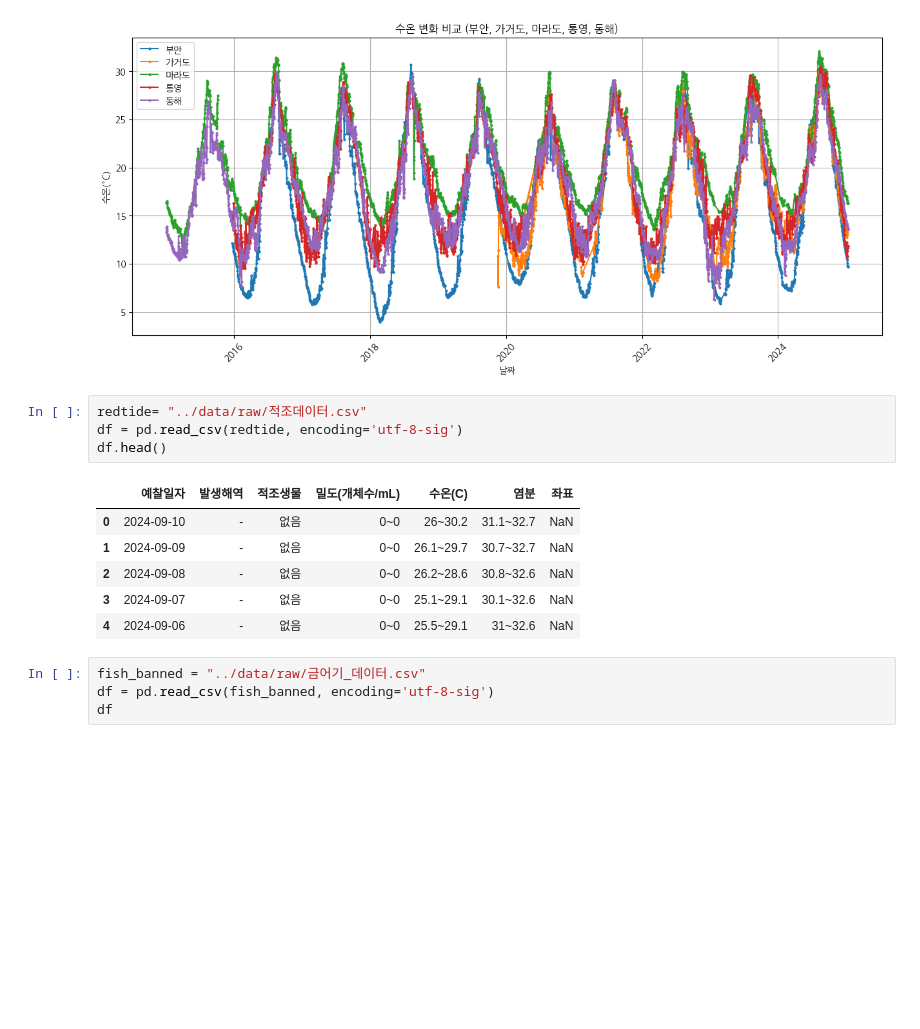
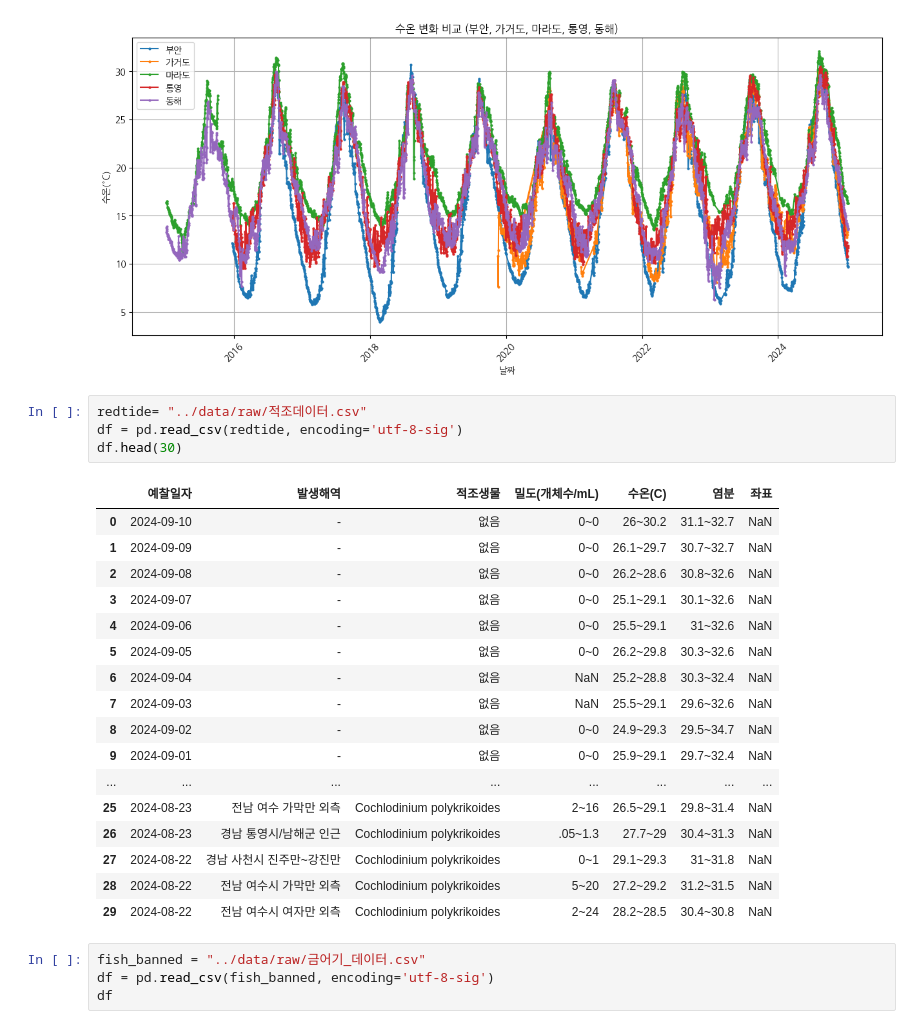
Before and after one commit to vhf1030/Pisces, a Jupyter notebook: notebooks/기상데이터분류.ipynb, the cells around one changed output. Saved outputs shown, nothing was run; the diff lists cells and outputs as text; blank space fills up the shorter version.

```diff
--- a/notebooks/기상데이터분류.ipynb
+++ b/notebooks/기상데이터분류.ipynb
@@ -142,14 +142,25 @@ plt.show()
 # %%
 redtide= "../data/raw/적조데이터.csv"
 df = pd.read_csv(redtide, encoding='utf-8-sig')
-df.head()
+df.head(30)
 # %% [output]
 |  | 예찰일자 | 발생해역 | 적조생물 | 밀도(개체수/mL) | 수온(C) | 염분 | 좌표 |
 | 0 | 2024-09-10 | - | 없음 | 0~0 | 26~30.2 | 31.1~32.7 | NaN |
 | 1 | 2024-09-09 | - | 없음 | 0~0 | 26.1~29.7 | 30.7~32.7 | NaN |
 | 2 | 2024-09-08 | - | 없음 | 0~0 | 26.2~28.6 | 30.8~32.6 | NaN |
 | 3 | 2024-09-07 | - | 없음 | 0~0 | 25.1~29.1 | 30.1~32.6 | NaN |
 | 4 | 2024-09-06 | - | 없음 | 0~0 | 25.5~29.1 | 31~32.6 | NaN |
+| 5 | 2024-09-05 | - | 없음 | 0~0 | 26.2~29.8 | 30.3~32.6 | NaN |
+| 6 | 2024-09-04 | - | 없음 | NaN | 25.2~28.8 | 30.3~32.4 | NaN |
+| 7 | 2024-09-03 | - | 없음 | NaN | 25.5~29.1 | 29.6~32.6 | NaN |
+| 8 | 2024-09-02 | - | 없음 | 0~0 | 24.9~29.3 | 29.5~34.7 | NaN |
+| 9 | 2024-09-01 | - | 없음 | 0~0 | 25.9~29.1 | 29.7~32.4 | NaN |
+| ... | ... | ... | ... | ... | ... | ... | ... |
+| 25 | 2024-08-23 | 전남 여수 가막만 외측 | Cochlodinium polykrikoides | 2~16 | 26.5~29.1 | 29.8~31.4 | NaN |
+| 26 | 2024-08-23 | 경남 통영시/남해군 인근 | Cochlodinium polykrikoides | .05~1.3 | 27.7~29 | 30.4~31.3 | NaN |
+| 27 | 2024-08-22 | 경남 사천시 진주만~강진만 | Cochlodinium polykrikoides | 0~1 | 29.1~29.3 | 31~31.8 | NaN |
+| 28 | 2024-08-22 | 전남 여수시 가막만 외측 | Cochlodinium polykrikoides | 5~20 | 27.2~29.2 | 31.2~31.5 | NaN |
+| 29 | 2024-08-22 | 전남 여수시 여자만 외측 | Cochlodinium polykrikoides | 2~24 | 28.2~28.5 | 30.4~30.8 | NaN |
 # %%
 fish_banned = "../data/raw/금어기_데이터.csv"
 df = pd.read_csv(fish_banned, encoding='utf-8-sig')
```
Also changed, not shown: 1 other file.
